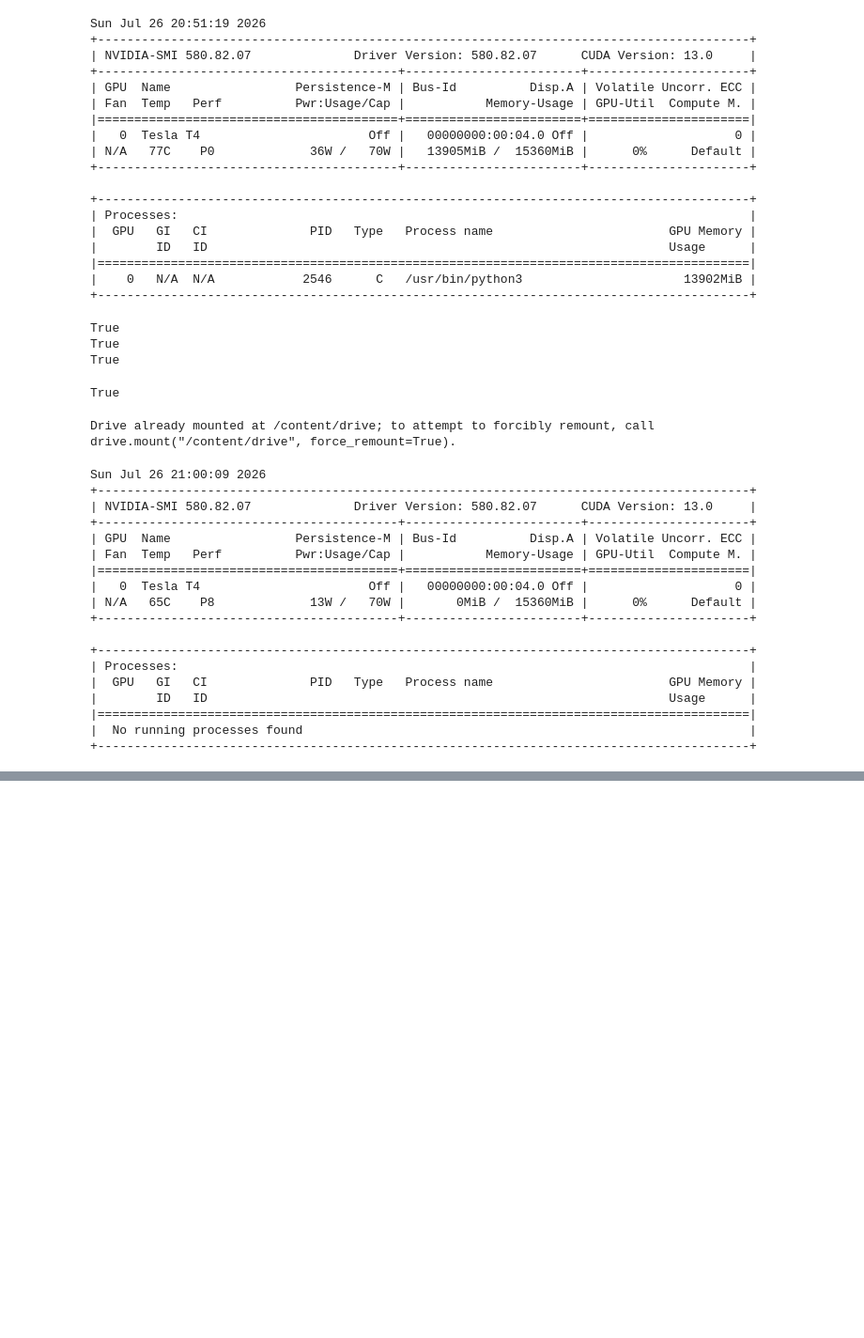
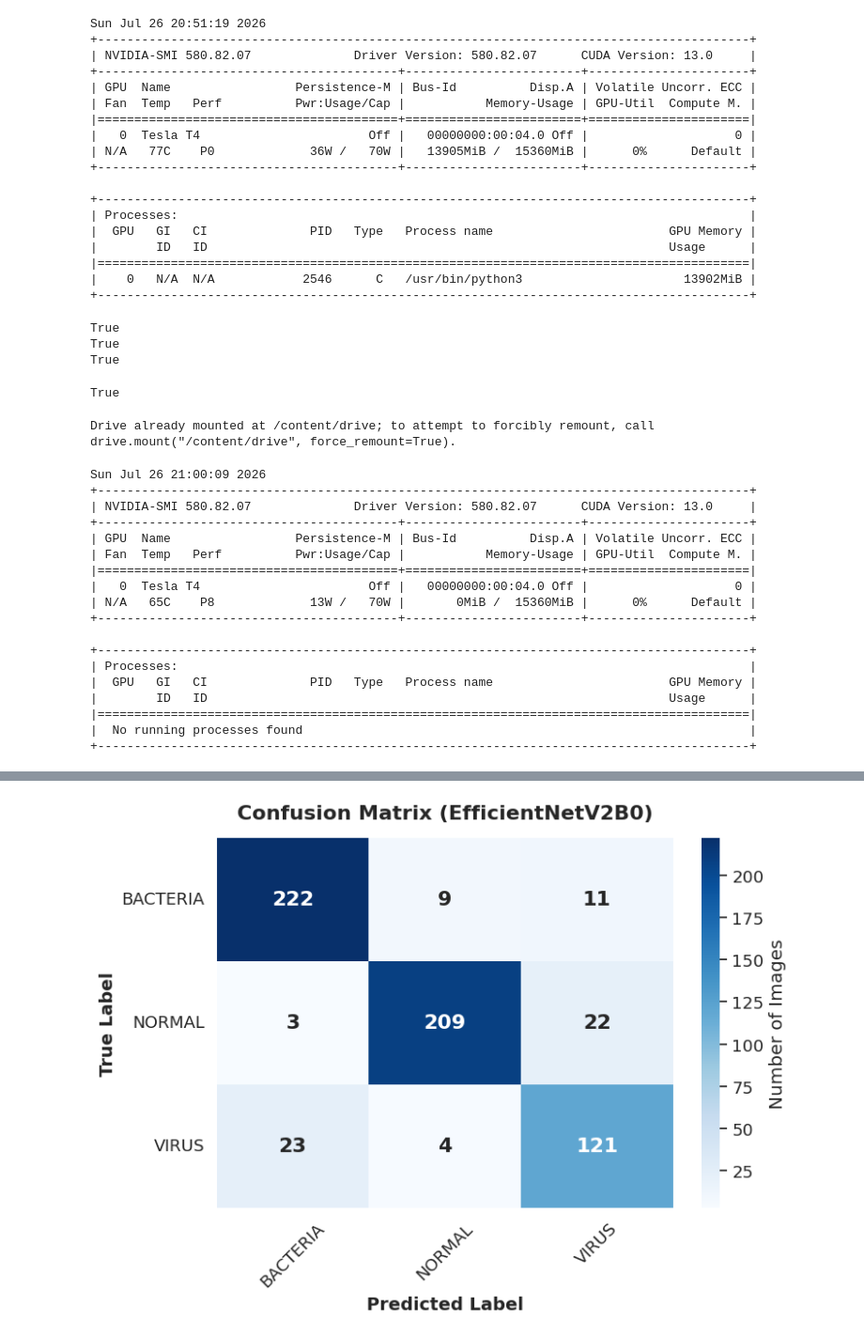
Before and after one commit to javersifaz05-rgb/chest-xray-classification, a Jupyter notebook: Copy_of_final_try.ipynb, the cells around one changed output, grey strips where cells are left out. Shown at 94% size. Cells and saved outputs as stored; diff of their text form; code cells hidden in the pictures; blank space fills up the shorter version.

```diff
--- a/Copy_of_final_try.ipynb
+++ b/Copy_of_final_try.ipynb
@@ -5479,0 +8746,76 @@ Sun Jul 26 21:00:09 2026
+# %%
+import os
+import numpy as np
+import matplotlib.pyplot as plt
+import seaborn as sns
+import tensorflow as tf
+from sklearn.metrics import confusion_matrix
+from tensorflow.keras.preprocessing.image import ImageDataGenerator
+from google.colab import drive
+
+# ==========================================
+# 1. Mount & Setup
+# ==========================================
+tf.keras.backend.clear_session()
+# drive.mount('/content/drive', force_remount=True) # যদি মাউন্ট করা না থাকে, আনকমেন্ট করো
+
+CHECKPOINT_PATH = "/content/drive/MyDrive/paper x-y/outputs/checkpoints/EfficientNetV2B0_Run4_Augmentation_Tweak_best.keras"
+TEST_DIR = "/content/drive/MyDrive/paper x-y/data/raw/test"
+OUTPUT_FIG_DIR = "/content/drive/MyDrive/paper x-y/outputs/figures"
+os.makedirs(OUTPUT_FIG_DIR, exist_ok=True)
+
+# ==========================================
+# 2. Generator Setup & Model Load
+# ==========================================
+test_datagen = ImageDataGenerator()
+test_generator = test_datagen.flow_from_directory(
+    TEST_DIR,
+    target_size=(224, 224),
+    batch_size=32,
+    class_mode='categorical',
+    shuffle=False
+)
+
+classes = list(test_generator.class_indices.keys())
+
+print("\nLoading model...")
+model = tf.keras.models.load_model(CHECKPOINT_PATH, compile=False)
+
+# ==========================================
+# 3. Generate Predictions & Calculate Matrix
+# ==========================================
+print("Generating predictions for Confusion Matrix...")
+Y_pred = model.predict(test_generator, verbose=1)
+y_pred = np.argmax(Y_pred, axis=1)
+y_true = test_generator.classes
+
+cm = confusion_matrix(y_true, y_pred)
+
+# ==========================================
+# 4. Plotting Paper-Ready Confusion Matrix
+# ==========================================
+plt.figure(figsize=(8, 6))
+sns.set(font_scale=1.2) # ফন্ট সাইজ বড় করার জন্য
+
+# কালার ম্যাপ 'Blues' ব্যবহার করা হলো, যা পেপারের জন্য স্ট্যান্ডার্ড
+sns.heatmap(cm, annot=True, fmt='g', cmap='Blues',
+            xticklabels=classes, yticklabels=classes,
+            annot_kws={"size": 16, "weight": "bold"},
+            cbar_kws={'label': 'Number of Images'})
+
+plt.xlabel('Predicted Label', fontsize=14, fontweight='bold')
+plt.ylabel('True Label', fontsize=14, fontweight='bold')
+plt.title('Confusion Matrix (EfficientNetV2B0)', fontsize=16, fontweight='bold', pad=15)
+plt.xticks(rotation=45)
+plt.yticks(rotation=0)
+
+# ==========================================
+# 5. Save and Show
+# ==========================================
+plt.tight_layout()
+save_path = os.path.join(OUTPUT_FIG_DIR, "Confusion_Matrix_EfficientNetV2B0.png")
+plt.savefig(save_path, dpi=300, bbox_inches="tight")
+print(f"\n💾 Saved high-res Confusion Matrix: {save_path}")
+
+plt.show()
+# %% [output]
@@ -5479,0 +8829 @@ Sun Jul 26 21:00:09 2026
+[figure, added]
```
Also changed, not shown: parts of 79 cells of this notebook.
